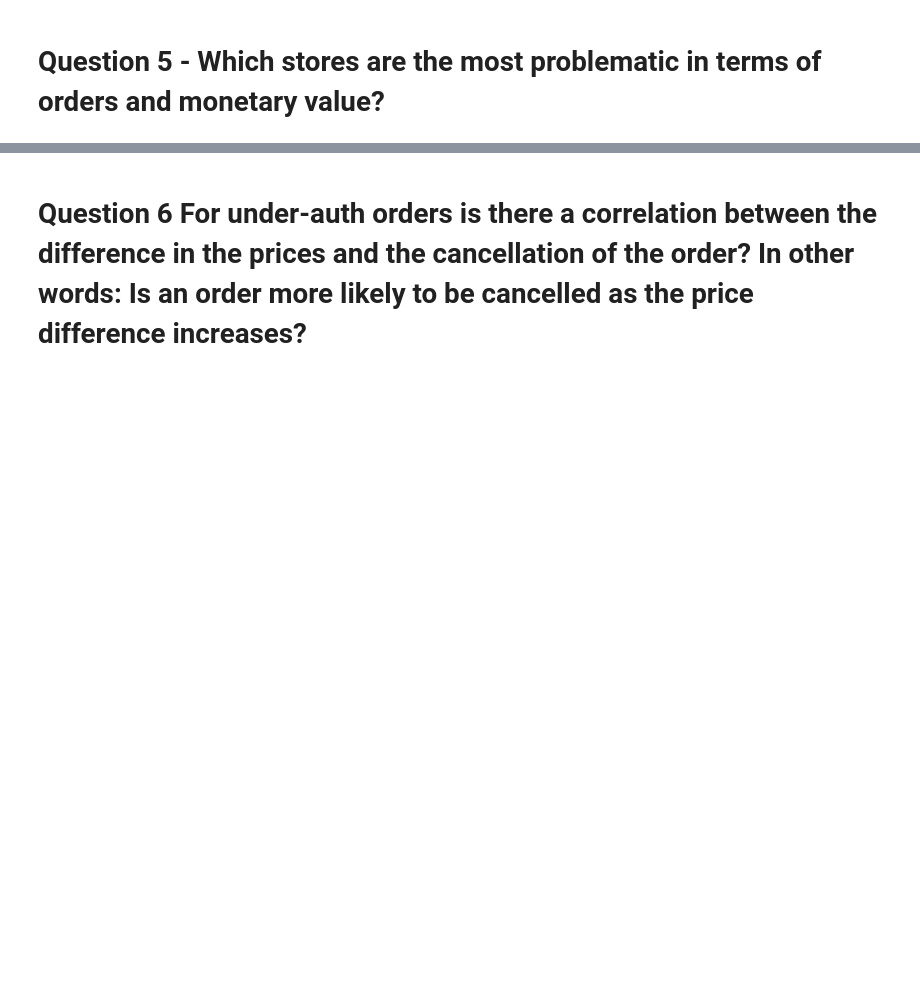
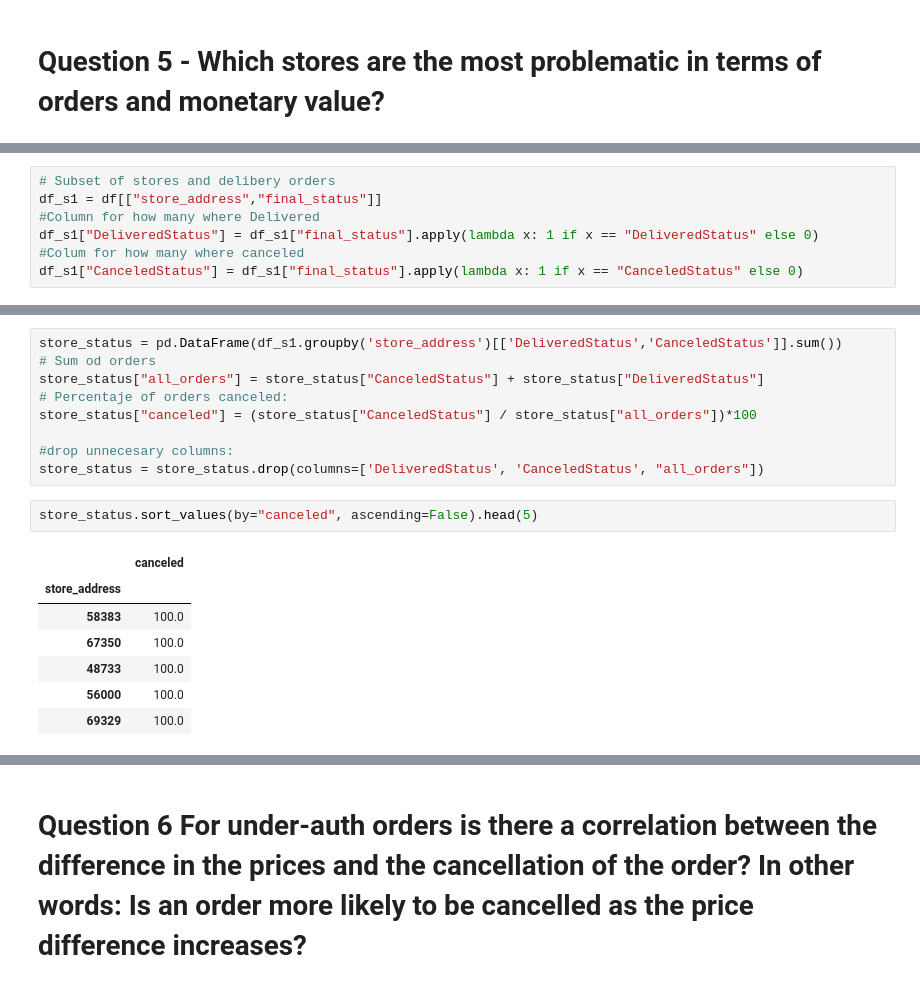
Before and after one commit to Nikolas121205/Monica-and-Nikolas-projet, a Jupyter notebook: main.ipynb, the cells around one changed output, grey strips where cells are left out. Saved outputs shown, nothing was run; the diff lists cells and outputs as text; blank space fills up the shorter version.

```diff
--- a/main.ipynb
+++ b/main.ipynb
@@ -165,0 +208,7 @@ df.loc[df['purchase_total_price'] > df['products_total_20'], 'price_difference']
+# %%
+# Subset of stores and delibery orders
+df_s1 = df[["store_address","final_status"]]
+#Column for how many where Delivered
+df_s1["DeliveredStatus"] = df_s1["final_status"].apply(lambda x: 1 if x == "DeliveredStatus" else 0)
+#Colum for how many where canceled
+df_s1["CanceledStatus"] = df_s1["final_status"].apply(lambda x: 1 if x == "CanceledStatus" else 0)
@@ -165,0 +226,19 @@ df.loc[df['purchase_total_price'] > df['products_total_20'], 'price_difference']
+# %%
+store_status = pd.DataFrame(df_s1.groupby('store_address')[['DeliveredStatus','CanceledStatus']].sum())
+# Sum od orders
+store_status["all_orders"] = store_status["CanceledStatus"] + store_status["DeliveredStatus"]
+# Percentaje of orders canceled:
+store_status["canceled"] = (store_status["CanceledStatus"] / store_status["all_orders"])*100
+
+#drop unnecesary columns:
+store_status = store_status.drop(columns=['DeliveredStatus', 'CanceledStatus', "all_orders"])
+# %%
+store_status.sort_values(by="canceled", ascending=False).head(5)
+# %% [output]
+|  | canceled |
+| store_address |  |
+| 58383 | 100.0 |
+| 67350 | 100.0 |
+| 48733 | 100.0 |
+| 56000 | 100.0 |
+| 69329 | 100.0 |
```
Also changed, not shown: parts of 18 cells of this notebook, 5 other files.
